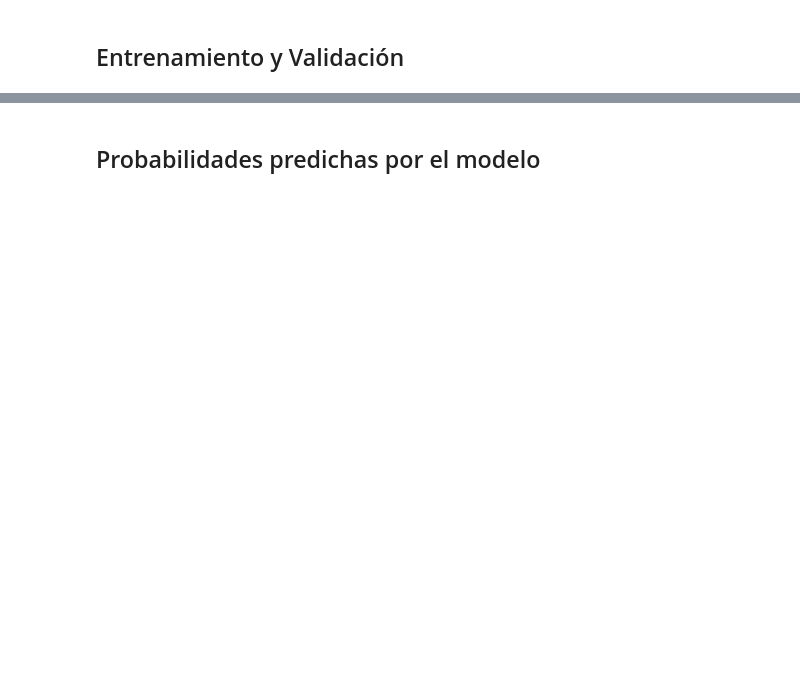
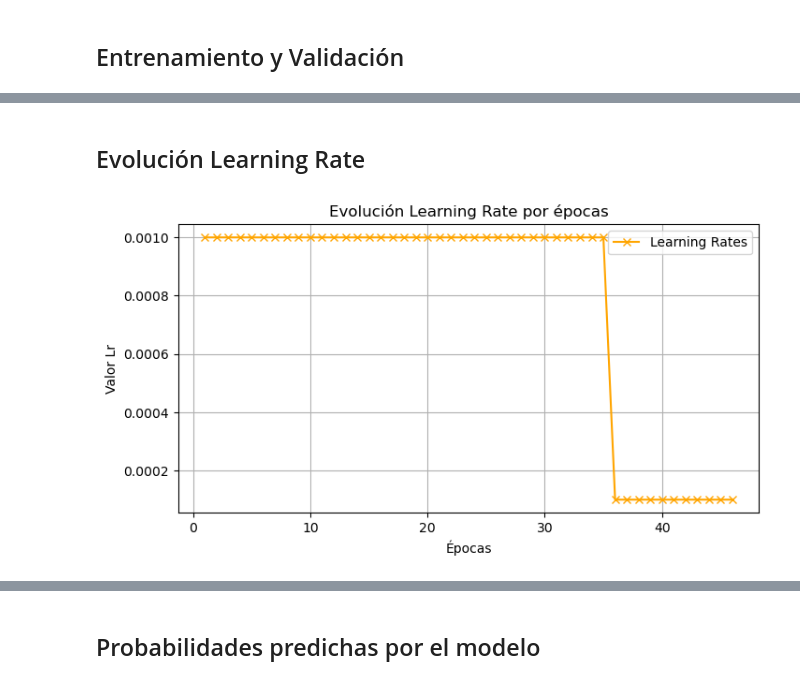
Before and after one commit to CarlosM2807/TrabajoFindeGrado2023-2024, a Jupyter notebook: new_tfg.ipynb, the cells around one changed output, grey strips where cells are left out. Cells and saved outputs as stored; diff of their text form; code cells hidden in the pictures; blank space fills up the shorter version.

```diff
--- a/new_tfg.ipynb
+++ b/new_tfg.ipynb
@@ -226,0 +364,24 @@ El tiempo de entrenamiento del modelo son:  939.8690075119337  minutos
+# %% [markdown]
+## Evolución Learning Rate
+# %%
+# Número de épocas
+epocas = range(1, cont_epochs +2)
+
+#test_accs = [elemento / 100 for elemento in test_accs]
+
+# Crear el gráfico
+plt.figure(figsize=(8, 4))
+plt.plot(epocas, learning_rates, label='Learning Rates', marker='x', linestyle='-', color="#FFA500")
+
+# Etiquetas y título
+plt.xlabel('Épocas')
+plt.ylabel('Valor Lr')
+plt.title('Evolución Learning Rate por épocas')
+plt.legend()
+
+# Mostrar el gráfico
+plt.grid(True)
+plt.savefig('metrics/lrs/last_try.png')
+plt.show()
+# %% [output]
+[figure, added]
```
Also changed, not shown: parts of 79 cells of this notebook, 36 other files.
